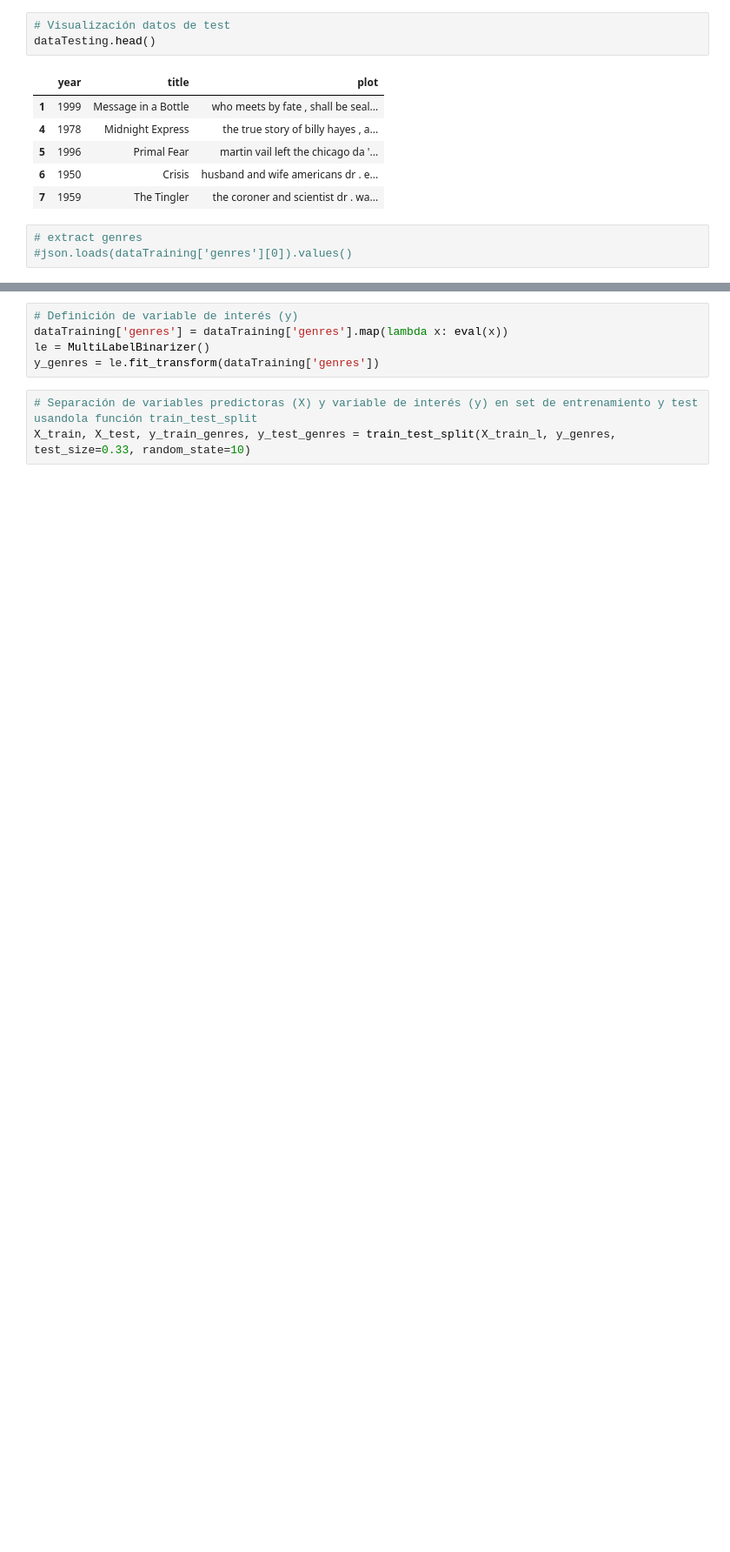
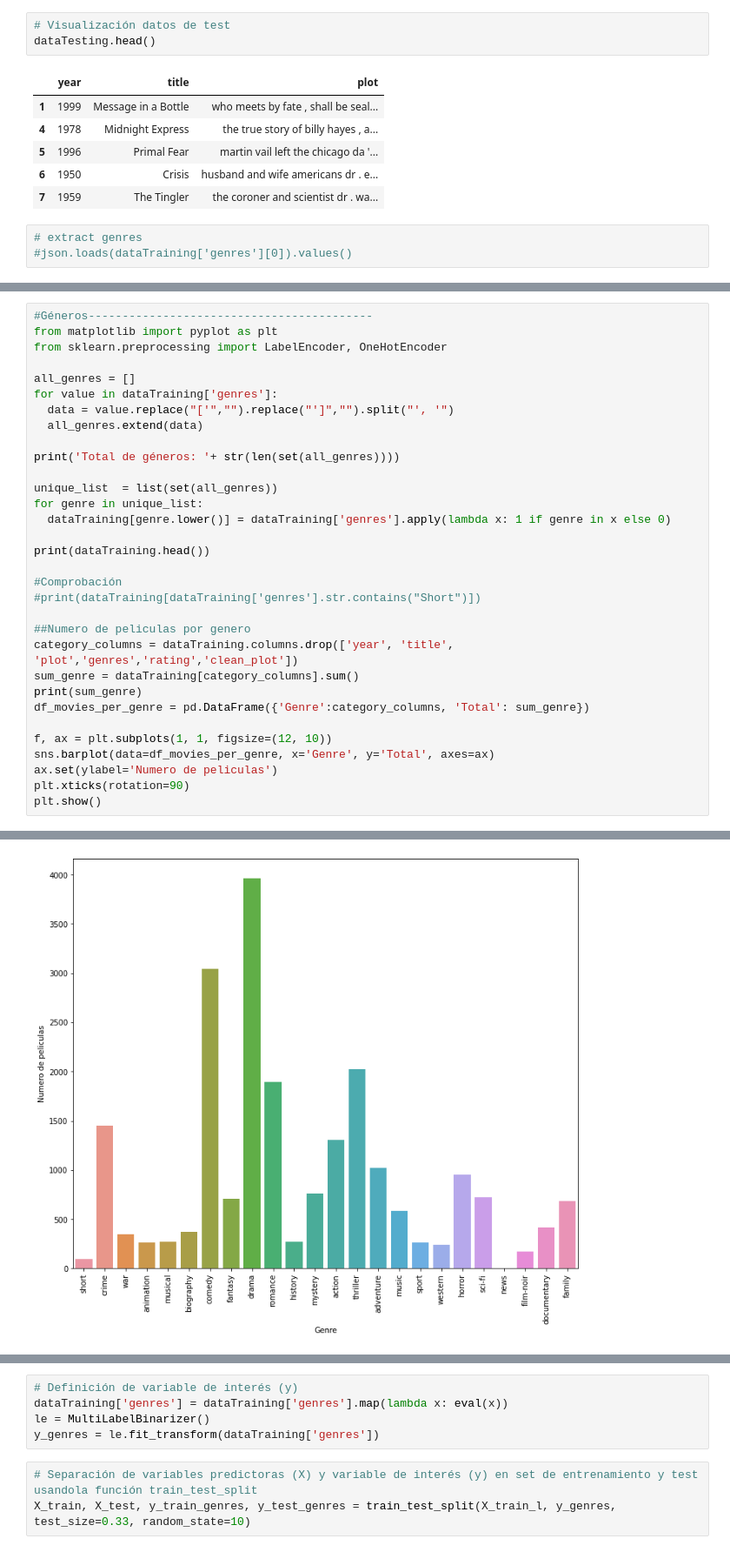
Before and after one commit to crodriguezbay/MIAD_ML_Project, a Jupyter notebook: ProyectoPeliculas/S7P1_proyecto_wendy.ipynb, the cells around one changed output, grey strips where cells are left out. Shown at 87% size. Drawn from its saved outputs; the diff is of its cells as text; blank space fills up the shorter version.

```diff
--- a/ProyectoPeliculas/S7P1_proyecto_wendy.ipynb
+++ b/ProyectoPeliculas/S7P1_proyecto_wendy.ipynb
@@ -98,3 +98,36 @@ dataTraining.head()
 | 6724 | 1941 | A Woman's Face | in sweden , a female blackmailer ... | ['Drama', 'Film-Noir', 'Thriller'] | 7.2 | in sweden a female blackmailer wi... |
 | 4704 | 1954 | Executive Suite | in a friday afternoon in new york... | ['Drama'] | 7.4 | in a friday afternoon in new york... |
 | 2582 | 1990 | Narrow Margin | in los angeles , the editor of a ... | ['Action', 'Crime', 'Thriller'] | 6.6 | in los angeles the editor of a pu... |
+# %%
+#Géneros------------------------------------------
+from matplotlib import pyplot as plt
+from sklearn.preprocessing import LabelEncoder, OneHotEncoder
+
+all_genres = []
+for value in dataTraining['genres']:
+  data = value.replace("['","").replace("']","").split("', '")
+  all_genres.extend(data)
+
+print('Total de géneros: '+ str(len(set(all_genres))))
+
+unique_list  = list(set(all_genres))
+for genre in unique_list:
+  dataTraining[genre.lower()] = dataTraining['genres'].apply(lambda x: 1 if genre in x else 0)
+
+print(dataTraining.head())
+
+#Comprobación
+#print(dataTraining[dataTraining['genres'].str.contains("Short")])
+
+##Numero de peliculas por genero
+category_columns = dataTraining.columns.drop(['year', 'title', 'plot','genres','rating','clean_plot'])
+sum_genre = dataTraining[category_columns].sum()
+print(sum_genre)
+df_movies_per_genre = pd.DataFrame({'Genre':category_columns, 'Total': sum_genre})
+
+f, ax = plt.subplots(1, 1, figsize=(12, 10))
+sns.barplot(data=df_movies_per_genre, x='Genre', y='Total', axes=ax)
+ax.set(ylabel='Numero de peliculas')
+plt.xticks(rotation=90)
+plt.show()
+# %% [output]
@@ -101,3 +151,4 @@ dataTraining.head()
+[figure, added]
 # %%
 import matplotlib.pyplot as plt
 def freq_words(x, terms = 30):
```
Also changed, not shown: parts of 20 cells of this notebook.
